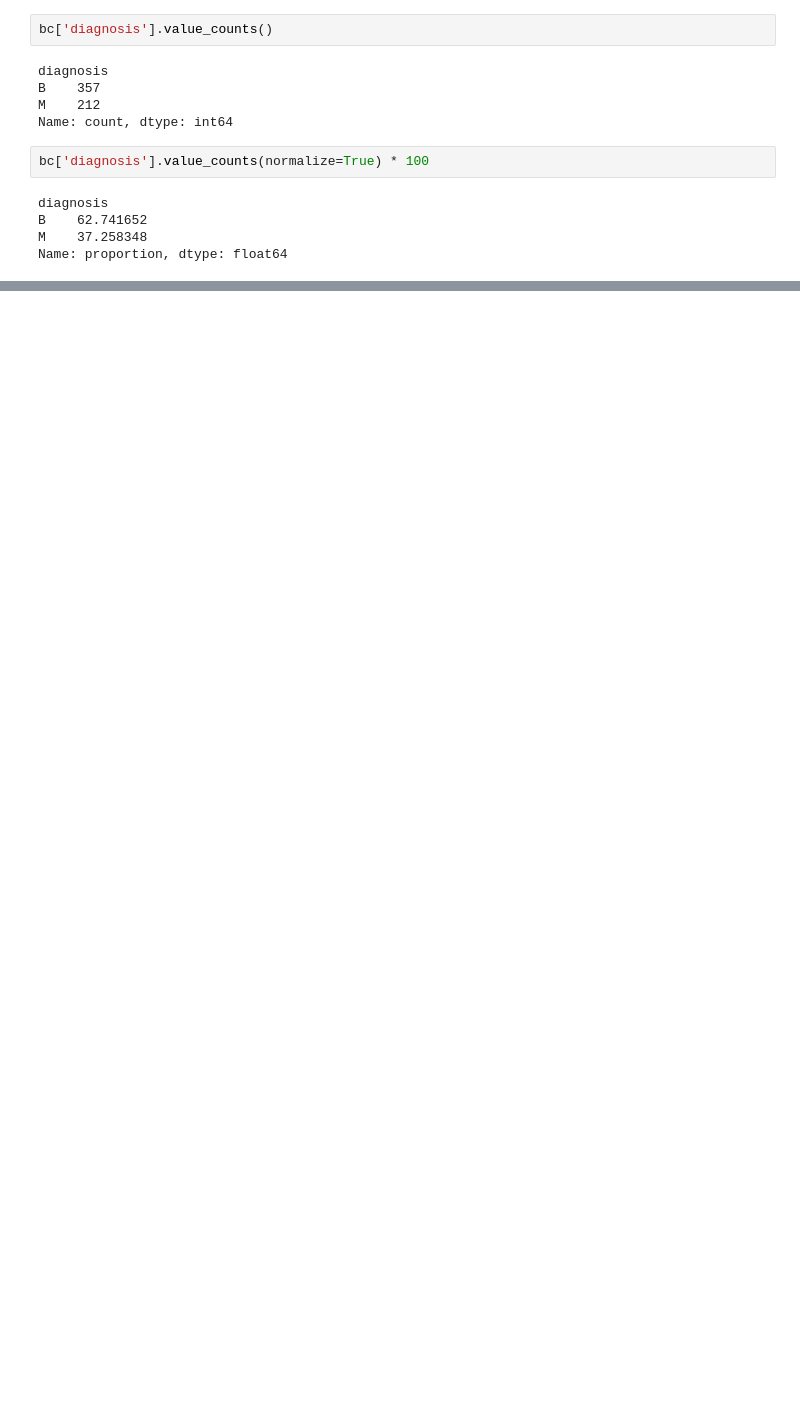
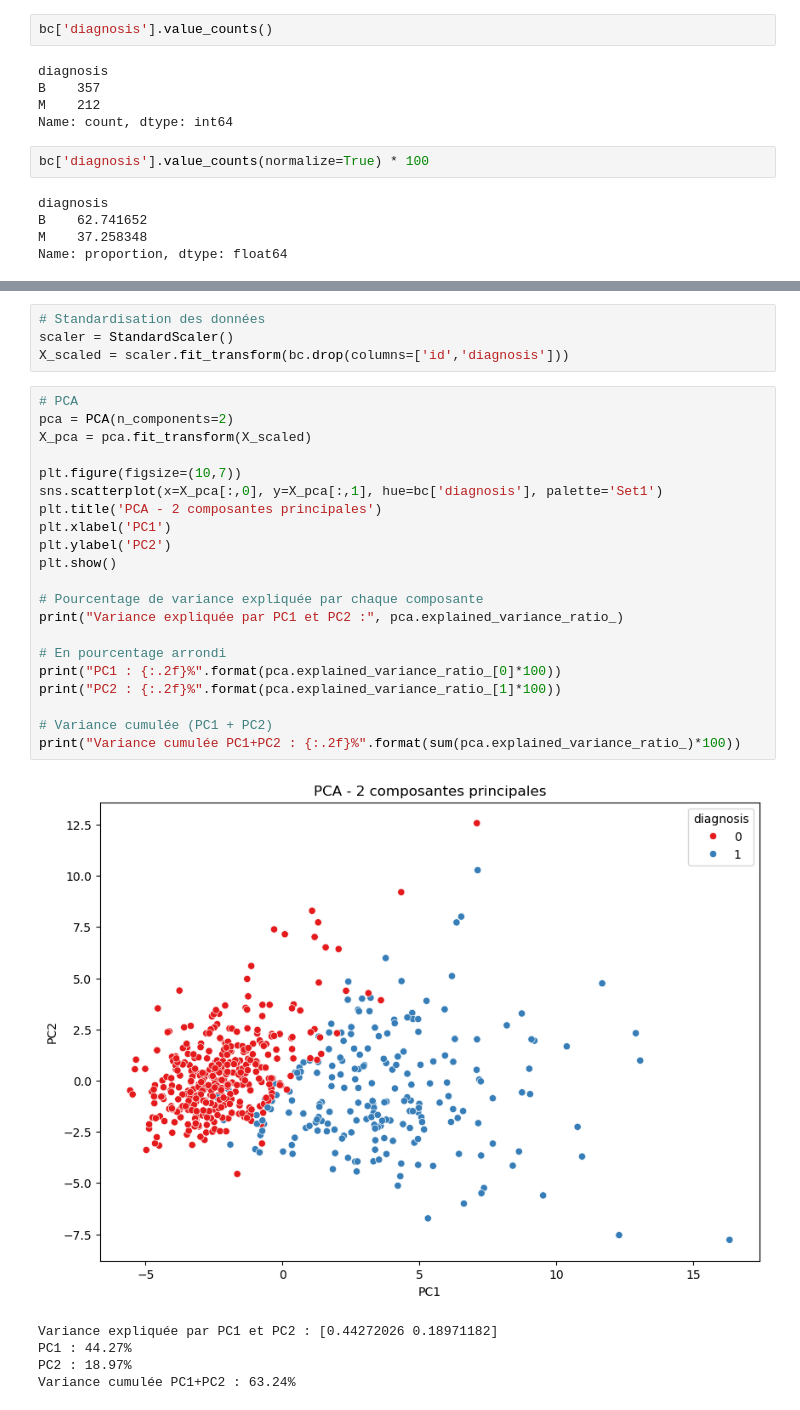
Before and after one commit to sarhanhamdi/ML_Project_Crisp-dm, a Jupyter notebook: Projet Reinforcement learning trees/Cancer Breast Dataset/Cancer_Breast_RLT.ipynb, the cells around one changed output, grey strips where cells are left out. Saved outputs shown, nothing was run; the diff lists cells and outputs as text; blank space fills up the shorter version.

```diff
--- a/Projet Reinforcement learning trees/Cancer Breast Dataset/Cancer_Breast_RLT.ipynb
+++ b/Projet Reinforcement learning trees/Cancer Breast Dataset/Cancer_Breast_RLT.ipynb
@@ -143,0 +206,31 @@ bc.groupby('diagnosis')[['radius_mean','area_mean','concavity_mean','compactness
+# %%
+# Standardisation des données
+scaler = StandardScaler()
+X_scaled = scaler.fit_transform(bc.drop(columns=['id','diagnosis']))
+# %%
+# PCA
+pca = PCA(n_components=2)
+X_pca = pca.fit_transform(X_scaled)
+
+plt.figure(figsize=(10,7))
+sns.scatterplot(x=X_pca[:,0], y=X_pca[:,1], hue=bc['diagnosis'], palette='Set1')
+plt.title('PCA - 2 composantes principales')
+plt.xlabel('PC1')
+plt.ylabel('PC2')
+plt.show()
+
+# Pourcentage de variance expliquée par chaque composante
+print("Variance expliquée par PC1 et PC2 :", pca.explained_variance_ratio_)
+
+# En pourcentage arrondi
+print("PC1 : {:.2f}%".format(pca.explained_variance_ratio_[0]*100))
+print("PC2 : {:.2f}%".format(pca.explained_variance_ratio_[1]*100))
+
+# Variance cumulée (PC1 + PC2)
+print("Variance cumulée PC1+PC2 : {:.2f}%".format(sum(pca.explained_variance_ratio_)*100))
+# %% [output]
+[figure, added]
+Variance expliquée par PC1 et PC2 : [0.44272026 0.18971182]
+PC1 : 44.27%
+PC2 : 18.97%
+Variance cumulée PC1+PC2 : 63.24%
```
Also changed, not shown: parts of 27 cells of this notebook.
